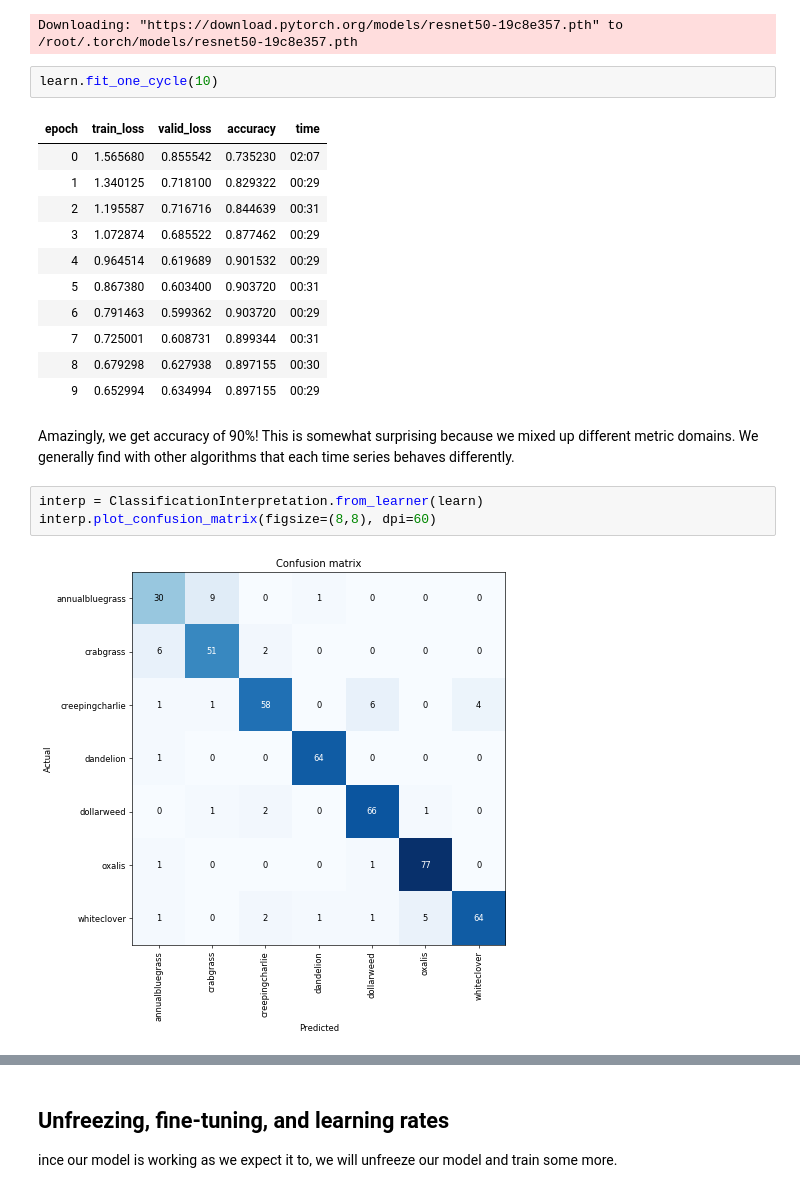
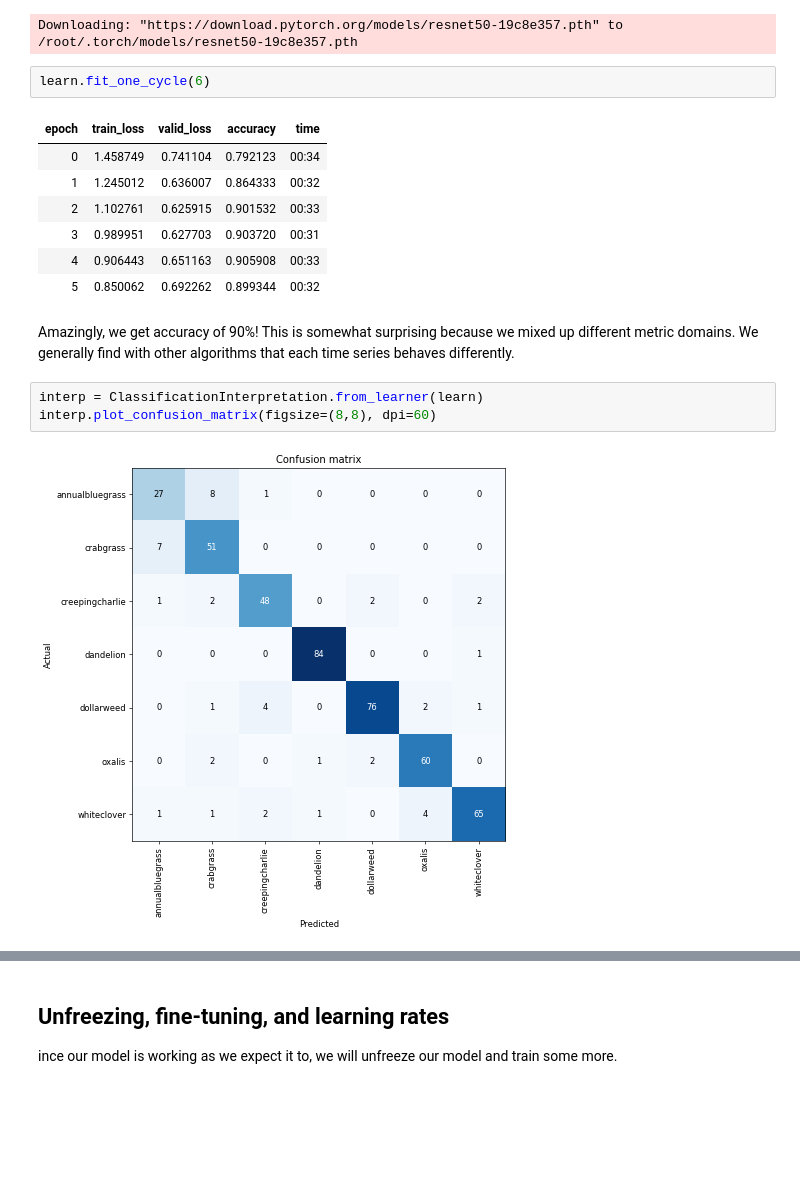
Before and after one commit to cyuancheng/Lawn_Weed, a Jupyter notebook: 01_Weed_imaging_classifier.ipynb, the cells around one changed output, grey strips where cells are left out. Saved outputs shown, nothing was run; the diff lists cells and outputs as text; blank space fills up the shorter version.

```diff
--- a/01_Weed_imaging_classifier.ipynb
+++ b/01_Weed_imaging_classifier.ipynb
@@ -111,26 +111,22 @@ learn = cnn_learner(data, models.resnet50, metrics=accuracy, bn_final=True)
 # %% [output]
 Downloading: "https://download.pytorch.org/models/resnet50-19c8e357.pth" to /root/.torch/models/resnet50-19c8e357.pth
 # %%
-learn.fit_one_cycle(10)
+learn.fit_one_cycle(6)
 # %% [output]
 | epoch | train_loss | valid_loss | accuracy | time |
-| 0 | 1.565680 | 0.855542 | 0.735230 | 02:07 |
-| 1 | 1.340125 | 0.718100 | 0.829322 | 00:29 |
-| 2 | 1.195587 | 0.716716 | 0.844639 | 00:31 |
-| 3 | 1.072874 | 0.685522 | 0.877462 | 00:29 |
-| 4 | 0.964514 | 0.619689 | 0.901532 | 00:29 |
-| 5 | 0.867380 | 0.603400 | 0.903720 | 00:31 |
-| 6 | 0.791463 | 0.599362 | 0.903720 | 00:29 |
-| 7 | 0.725001 | 0.608731 | 0.899344 | 00:31 |
-| 8 | 0.679298 | 0.627938 | 0.897155 | 00:30 |
-| 9 | 0.652994 | 0.634994 | 0.897155 | 00:29 |
+| 0 | 1.458749 | 0.741104 | 0.792123 | 00:34 |
+| 1 | 1.245012 | 0.636007 | 0.864333 | 00:32 |
+| 2 | 1.102761 | 0.625915 | 0.901532 | 00:33 |
+| 3 | 0.989951 | 0.627703 | 0.903720 | 00:31 |
+| 4 | 0.906443 | 0.651163 | 0.905908 | 00:33 |
+| 5 | 0.850062 | 0.692262 | 0.899344 | 00:32 |
 # %% [markdown]
 Amazingly, we get accuracy of 90%! This is somewhat surprising because we mixed up different metric domains. We generally find with other algorithms that each time series behaves differently.
 # %%
 interp = ClassificationInterpretation.from_learner(learn)
 interp.plot_confusion_matrix(figsize=(8,8), dpi=60)
 # %% [output]
-[figure, old version]
+[figure, new version]
 # %%
 interp.plot_top_losses(9, figsize=(10,10))
 # %% [output]
```
Also changed, not shown: parts of 11 cells of this notebook.
